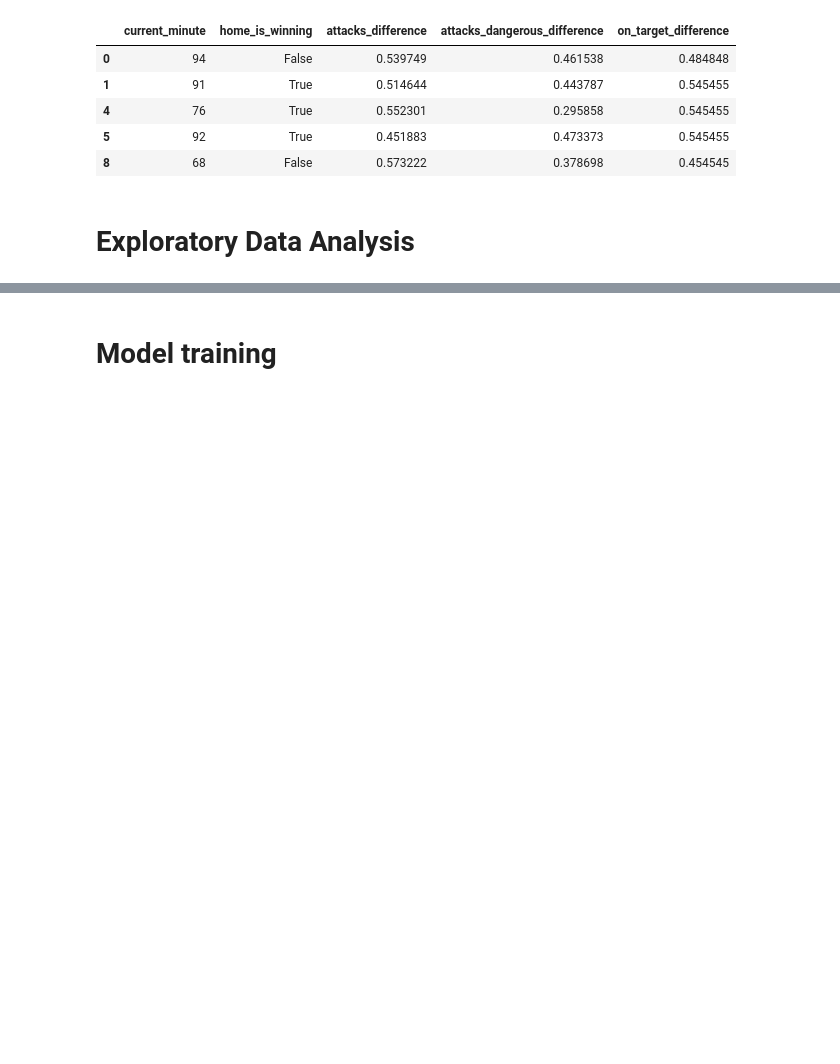
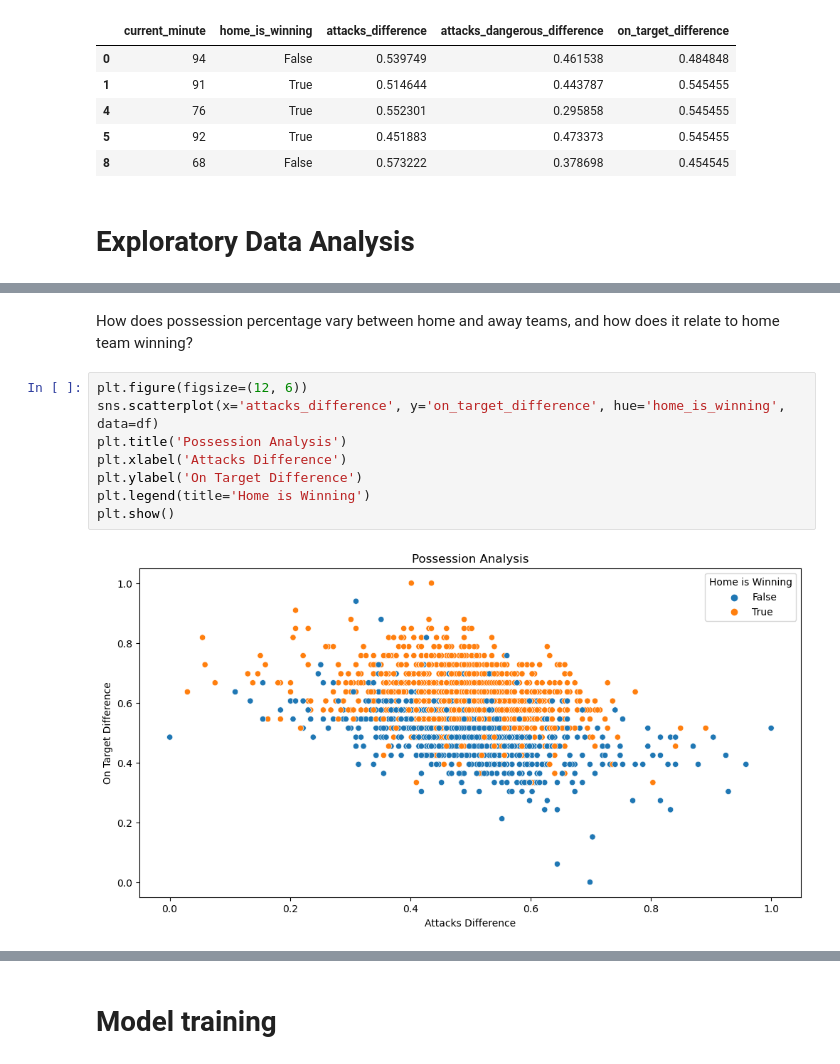
Before and after one commit to ayishamiara/STINTSY-MCO1, a Jupyter notebook: stintsy-mco1.ipynb, the cells around one changed output, grey strips where cells are left out. Drawn from its saved outputs; the diff is of its cells as text; blank space fills up the shorter version.

```diff
--- a/stintsy-mco1.ipynb
+++ b/stintsy-mco1.ipynb
@@ -292,0 +326,12 @@ df.head()
+# %% [markdown]
+How does possession percentage vary between home and away teams, and how does it relate to home team winning?
+# %%
+plt.figure(figsize=(12, 6))
+sns.scatterplot(x='attacks_difference', y='on_target_difference', hue='home_is_winning', data=df)
+plt.title('Possession Analysis')
+plt.xlabel('Attacks Difference')
+plt.ylabel('On Target Difference')
+plt.legend(title='Home is Winning')
+plt.show()
+# %% [output]
+[figure, added]
```
Also changed, not shown: parts of 34 cells of this notebook.
